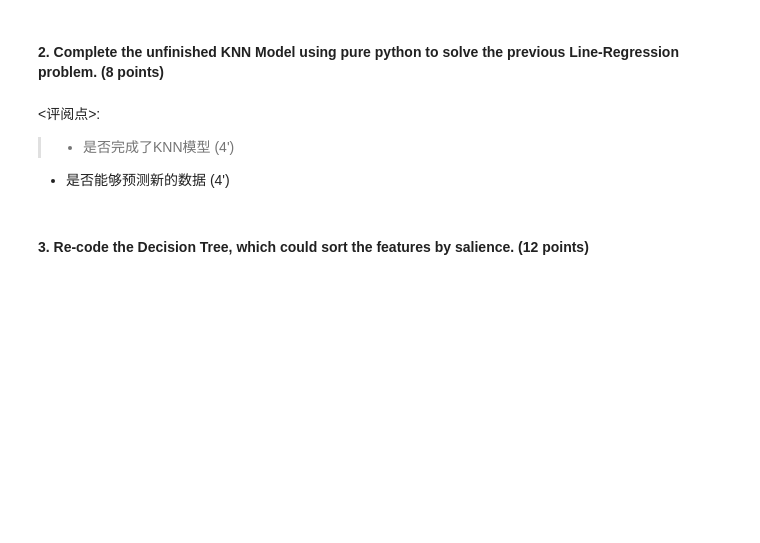
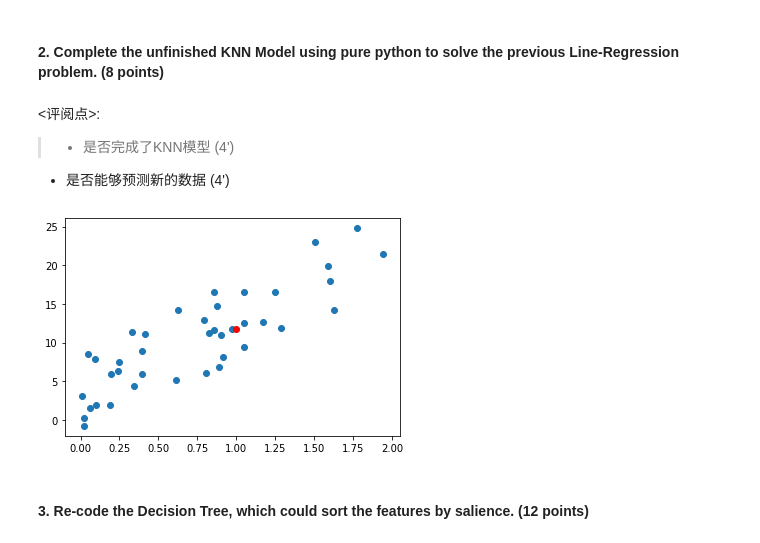
Before and after one commit to honwaii/nlp, a Jupyter notebook: assignment03/Assignment-03.ipynb, the cells around one changed output. Drawn from its saved outputs; the diff is of its cells as text; code cells hidden in the pictures; blank space fills up the shorter version.

```diff
--- a/assignment03/Assignment-03.ipynb
+++ b/assignment03/Assignment-03.ipynb
@@ -26,3 +76,53 @@
+# %%
+# you code here
+import numpy as np
+import matplotlib.pyplot as plt
+import random
+from scipy.spatial.distance import cosine
+
+
+def assuming_function(x):
+    return 10 * x + 3 + random.randint(-5, 5)
+
+
+# 1. 将数据存到内存中
+def knn_model(X, y):
+    return [(Xi, yi) for Xi, yi in zip(X, y)]
+
+
+# 2. 计算各点与预测点的余弦相似度
+# 源码中的余弦相似度的计算为啥是1-cos(theta)
+def distance(x1, x2):
+    c = cosine(x1, x2)
+    return c
+
+
+def draw_graph(x, y):
+    plt.scatter(x, y, c='r')
+    plt.show()
+    return
+
+
+def result(x, k=3):
+    X, Y = generate_training_data()
+    most_similar_datas = sorted(knn_model(X, Y), key=lambda xi: distance(xi[0], x))
+    y_hats = [_y for x, _y in most_similar_datas[:k]]
+    predicted = np.mean(y_hats)
+    draw_graph(x, predicted)
+    return
+
+
+def generate_training_data():
+    random_data = np.random.random((40, 2))
+    X = random_data[:, 0] * 2
+    Y = [assuming_function(x) for x in X]
+    plt.scatter(X, Y)
+    return X, Y
+
+
+result(1)
+# %% [output]
+[figure, added]
 # %% [markdown]
 #### 3. Re-code the Decision Tree, which could sort the features by salience. (12 points)
 # %% [markdown]
```
Also changed, not shown: parts of 10 cells of this notebook.
